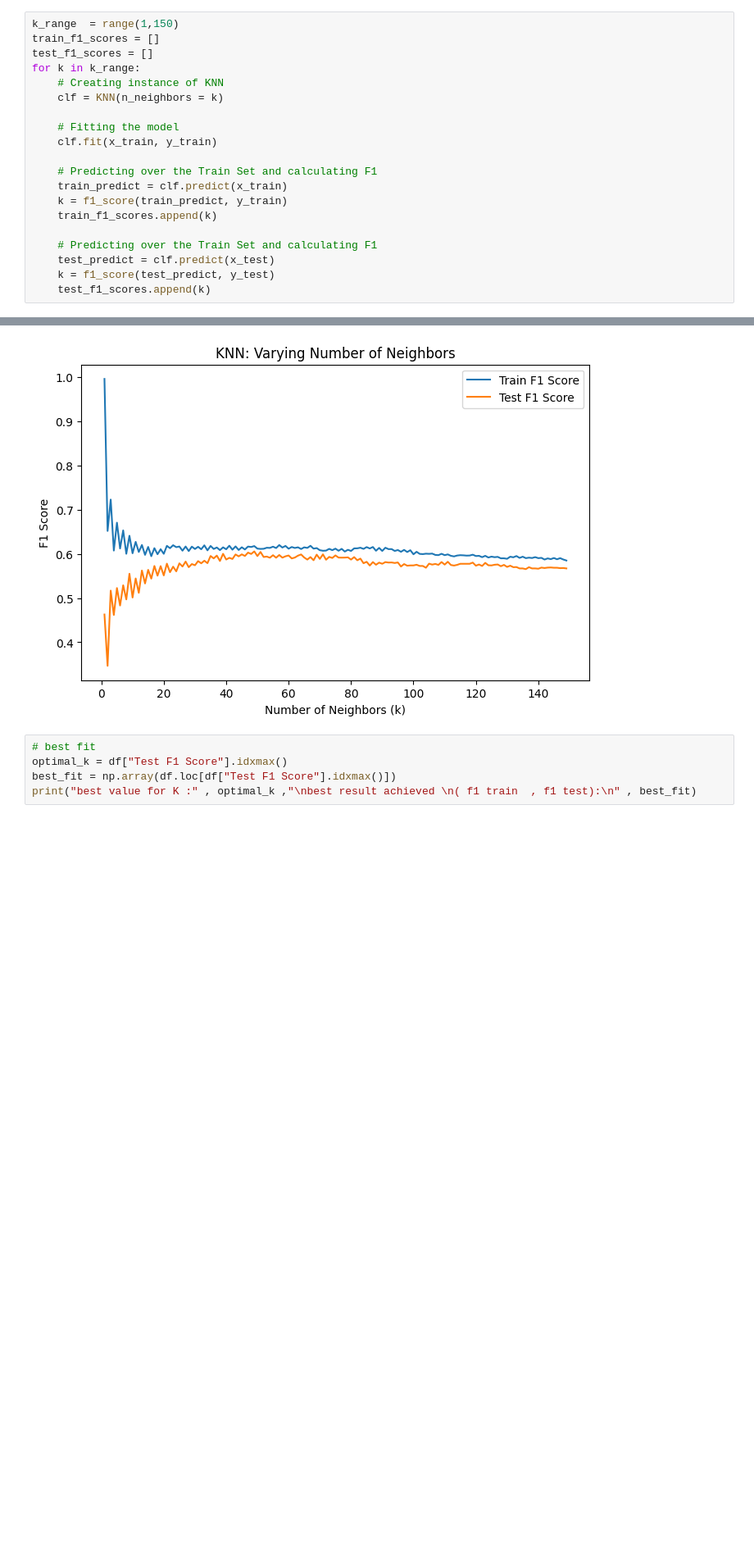
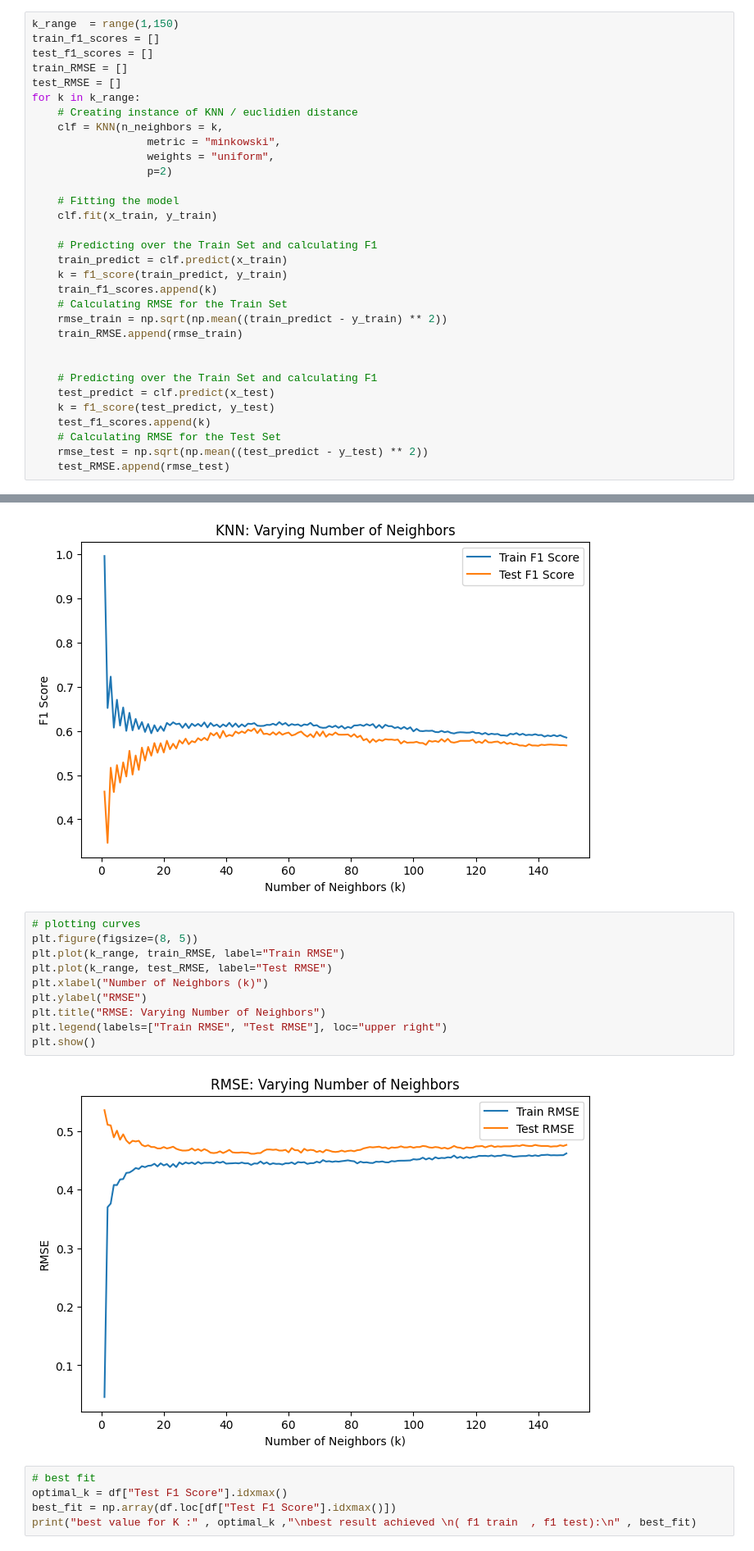
Before and after one commit to elmoujahidayoub171/Customer-Churn-Prediction, a Jupyter notebook: notebooks/eda.ipynb, the cells around one changed output, grey strips where cells are left out. Shown at 82% size. Drawn from its saved outputs; the diff is of its cells as text; blank space fills up the shorter version.

Commit message:
add RMSE visualization

```diff
--- a/notebooks/eda.ipynb
+++ b/notebooks/eda.ipynb
@@ -224,9 +224,14 @@ Test F1 Score     0.5168776371308017
 k_range  = range(1,150)
 train_f1_scores = []
 test_f1_scores = []
+train_RMSE = []
+test_RMSE = []
 for k in k_range:
-    # Creating instance of KNN
-    clf = KNN(n_neighbors = k)
+    # Creating instance of KNN / euclidien distance
+    clf = KNN(n_neighbors = k,
+                  metric = "minkowski",
+                  weights = "uniform",
+                  p=2)
 
     # Fitting the model
     clf.fit(x_train, y_train)
@@ -235,8 +240,15 @@ for k in k_range:
     train_predict = clf.predict(x_train)
     k = f1_score(train_predict, y_train)
     train_f1_scores.append(k)
+    # Calculating RMSE for the Train Set
+    rmse_train = np.sqrt(np.mean((train_predict - y_train) ** 2))
+    train_RMSE.append(rmse_train)
+
 
     # Predicting over the Train Set and calculating F1
     test_predict = clf.predict(x_test)
     k = f1_score(test_predict, y_test)
     test_f1_scores.append(k)
+    # Calculating RMSE for the Test Set
+    rmse_test = np.sqrt(np.mean((test_predict - y_test) ** 2))
+    test_RMSE.append(rmse_test)
@@ -264,6 +279,18 @@ plt.legend(labels=["Train F1 Score", "Test F1 Score"], loc="upper right")
 plt.show()
 # %% [output]
 [figure]
+# %%
+# plotting curves
+plt.figure(figsize=(8, 5))
+plt.plot(k_range, train_RMSE, label="Train RMSE")
+plt.plot(k_range, test_RMSE, label="Test RMSE")
+plt.xlabel("Number of Neighbors (k)")
+plt.ylabel("RMSE")
+plt.title("RMSE: Varying Number of Neighbors")
+plt.legend(labels=["Train RMSE", "Test RMSE"], loc="upper right")
+plt.show()
+# %% [output]
+[figure, added]
 # %%
 # best fit
 optimal_k = df["Test F1 Score"].idxmax()
```
Also changed, not shown: parts of 1 cell of this notebook, 2 other files.
